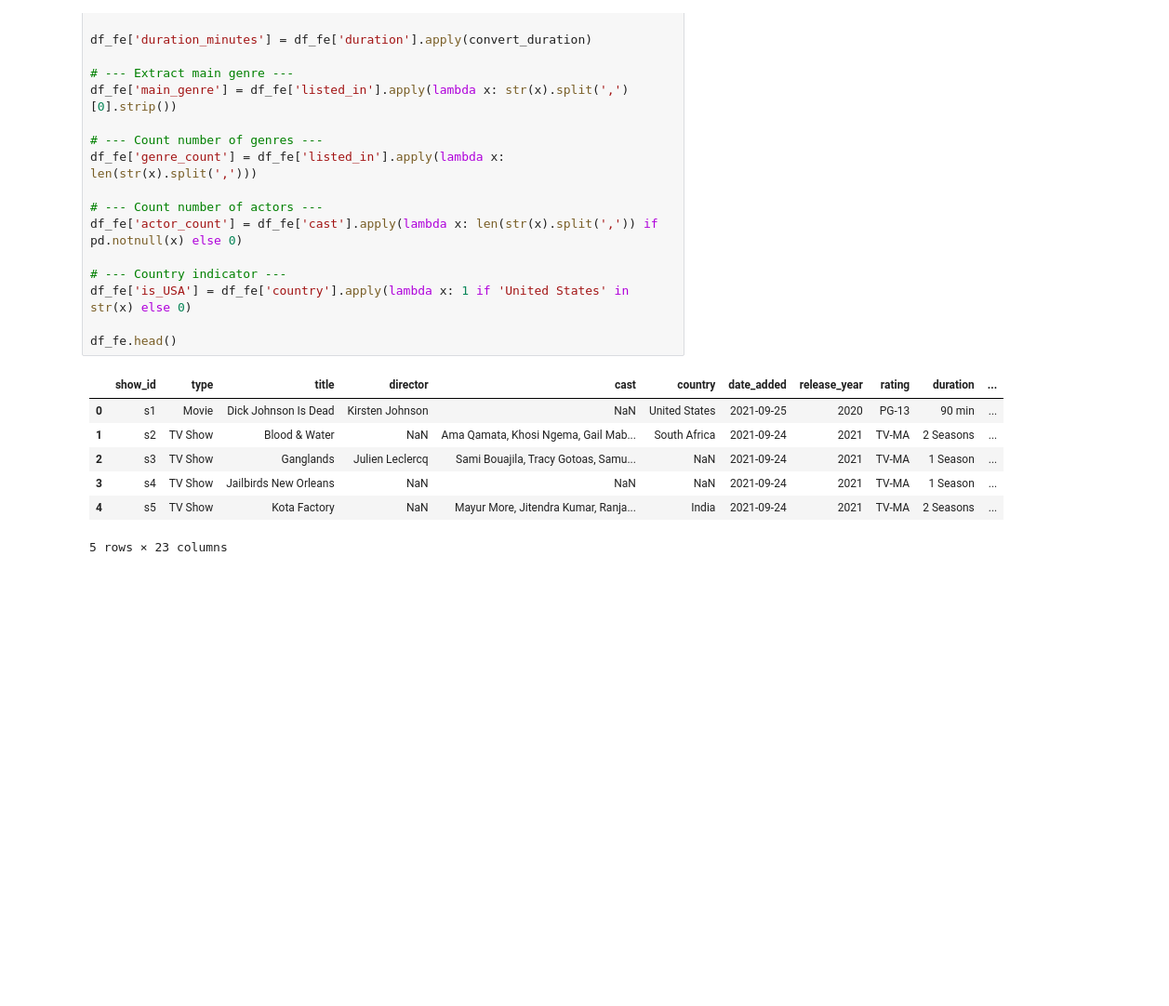
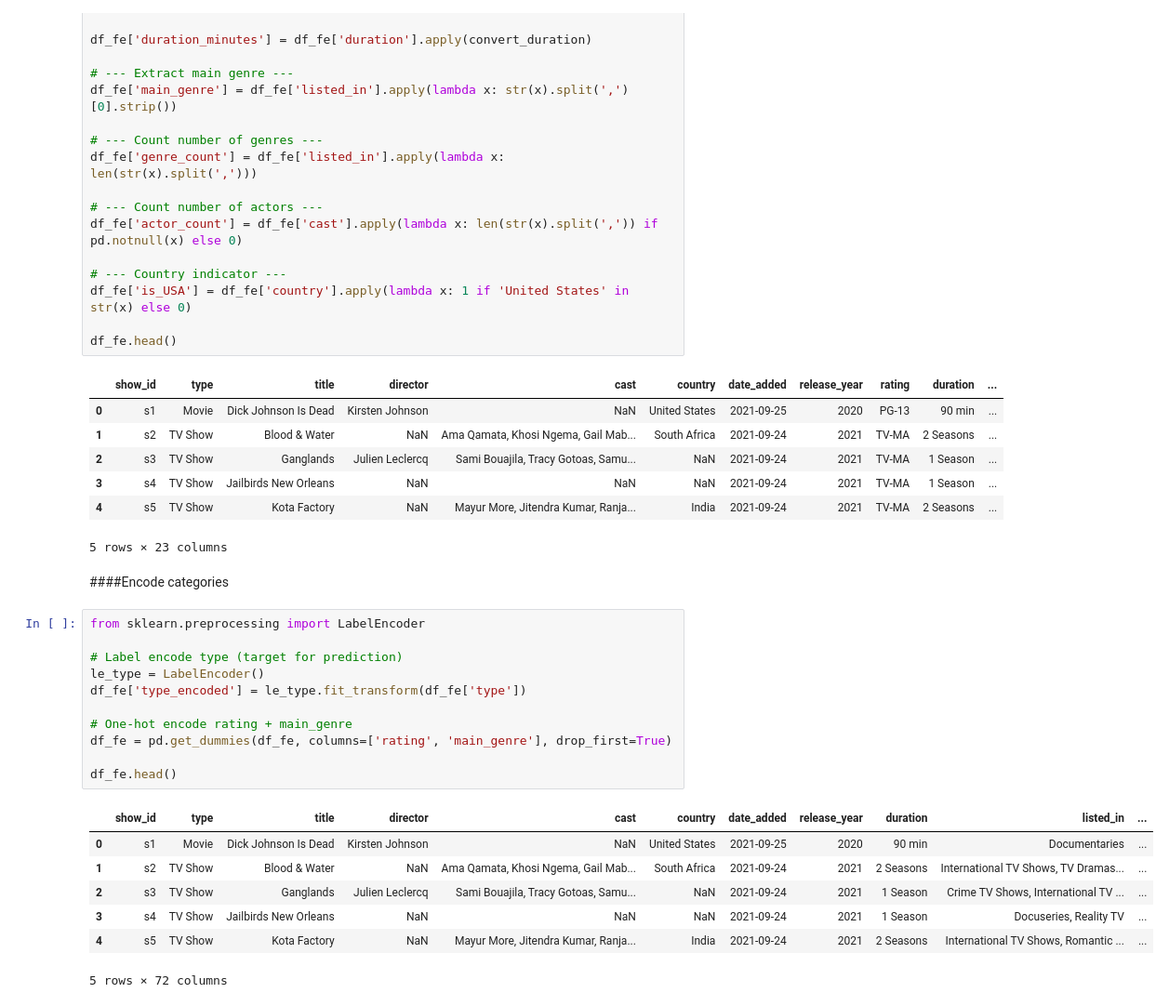
Before and after one commit to JoshOmondi/deep_learning, a Jupyter notebook: NetflixRAG.ipynb, the cells around one changed output. Shown: that part at 93% size. Cells and saved outputs as stored; diff of their text form; blank space fills up the shorter version.

```diff
--- a/NetflixRAG.ipynb
+++ b/NetflixRAG.ipynb
@@ -491,3 +491,24 @@ df_fe.head()
 | 3 | s4 | TV Show | Jailbirds New Orleans | NaN | NaN | NaN | 2021-09-24 | 2021 | TV-MA | 1 Season | ... |
 | 4 | s5 | TV Show | Kota Factory | NaN | Mayur More, Jitendra Kumar, Ranja... | India | 2021-09-24 | 2021 | TV-MA | 2 Seasons | ... |
 5 rows × 23 columns
+# %% [markdown]
+####Encode categories
+# %%
+from sklearn.preprocessing import LabelEncoder
+
+# Label encode type (target for prediction)
+le_type = LabelEncoder()
+df_fe['type_encoded'] = le_type.fit_transform(df_fe['type'])
+
+# One-hot encode rating + main_genre
+df_fe = pd.get_dummies(df_fe, columns=['rating', 'main_genre'], drop_first=True)
+
+df_fe.head()
+# %% [output]
+|  | show_id | type | title | director | cast | country | date_added | release_year | duration | listed_in | ... |
+| 0 | s1 | Movie | Dick Johnson Is Dead | Kirsten Johnson | NaN | United States | 2021-09-25 | 2020 | 90 min | Documentaries | ... |
+| 1 | s2 | TV Show | Blood & Water | NaN | Ama Qamata, Khosi Ngema, Gail Mab... | South Africa | 2021-09-24 | 2021 | 2 Seasons | International TV Shows, TV Dramas... | ... |
+| 2 | s3 | TV Show | Ganglands | Julien Leclercq | Sami Bouajila, Tracy Gotoas, Samu... | NaN | 2021-09-24 | 2021 | 1 Season | Crime TV Shows, International TV ... | ... |
+| 3 | s4 | TV Show | Jailbirds New Orleans | NaN | NaN | NaN | 2021-09-24 | 2021 | 1 Season | Docuseries, Reality TV | ... |
+| 4 | s5 | TV Show | Kota Factory | NaN | Mayur More, Jitendra Kumar, Ranja... | India | 2021-09-24 | 2021 | 2 Seasons | International TV Shows, Romantic ... | ... |
+5 rows × 72 columns
```
